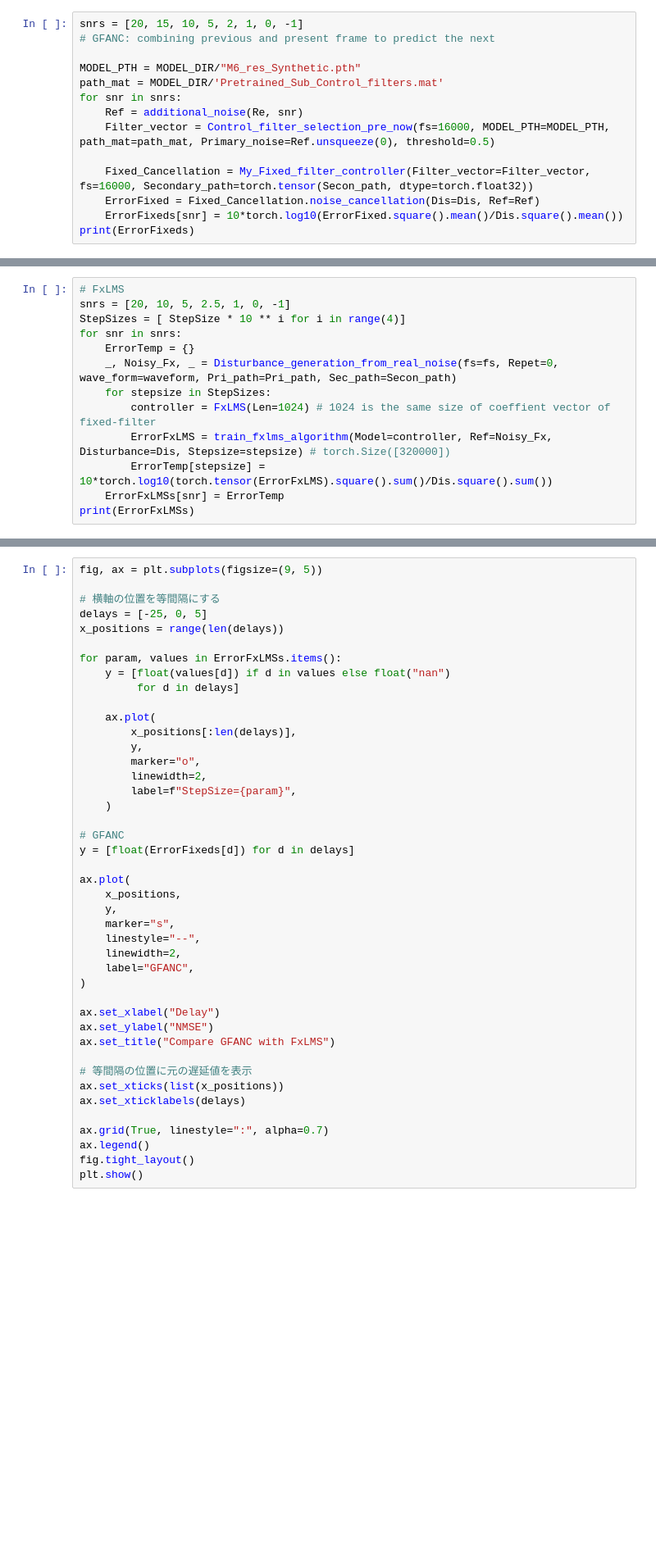
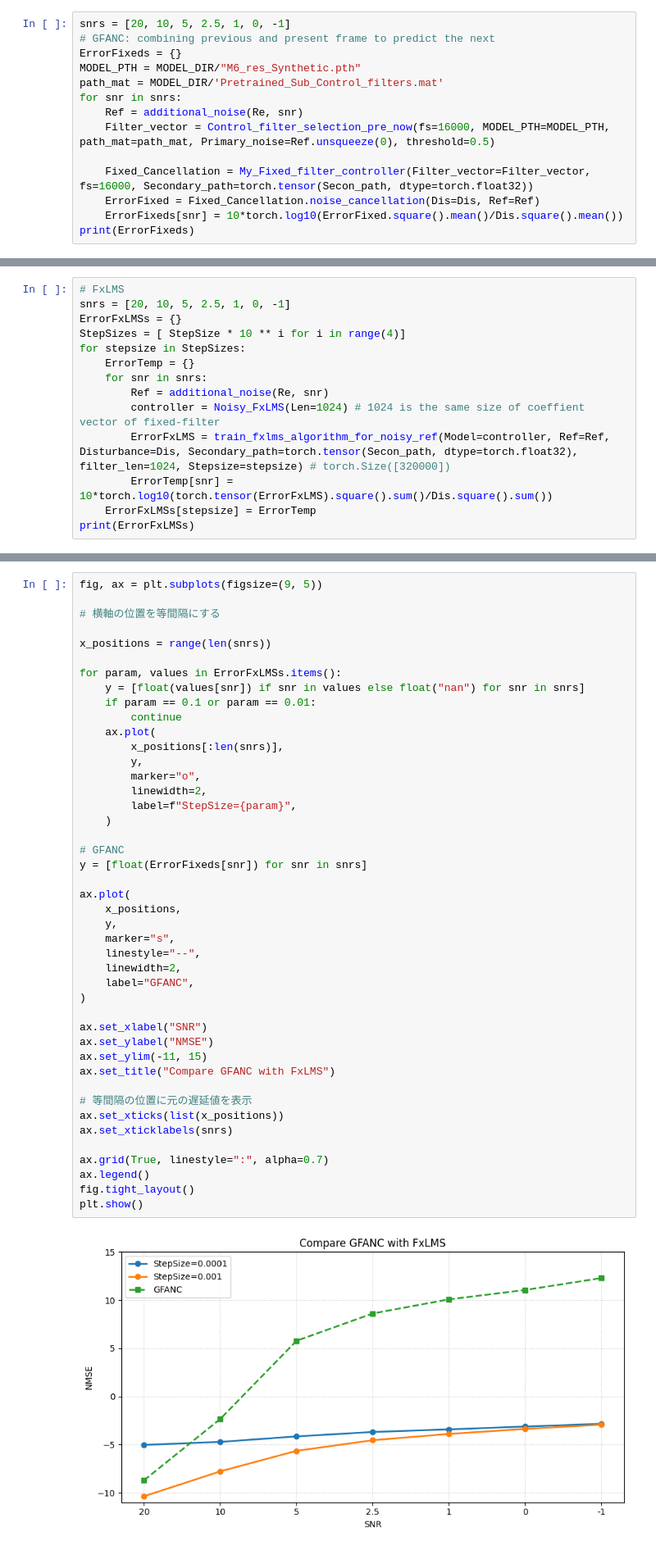
Before and after one commit to koba1in/GFANC-custom, a Jupyter notebook: Hard_Label/3.Noise_Cancellation_Code/Noise_Cancellation_coherence.ipynb, the cells around one changed output, grey strips where cells are left out. Shown at 82% size. Cells and saved outputs as stored; diff of their text form; blank space fills up the shorter version.

```diff
--- a/Hard_Label/3.Noise_Cancellation_Code/Noise_Cancellation_coherence.ipynb
+++ b/Hard_Label/3.Noise_Cancellation_Code/Noise_Cancellation_coherence.ipynb
@@ -63,7 +59,7 @@ ErrorFxLMSs = {}
 # %%
-snrs = [20, 15, 10, 5, 2, 1, 0, -1]
+snrs = [20, 10, 5, 2.5, 1, 0, -1]
 # GFANC: combining previous and present frame to predict the next
-
+ErrorFixeds = {}
 MODEL_PTH = MODEL_DIR/"M6_res_Synthetic.pth"
 path_mat = MODEL_DIR/'Pretrained_Sub_Control_filters.mat'
 for snr in snrs:
@@ -95,15 +91,16 @@ The primary nosie has 10 seconds !!!
 # %%
 # FxLMS
 snrs = [20, 10, 5, 2.5, 1, 0, -1]
+ErrorFxLMSs = {}
 StepSizes = [ StepSize * 10 ** i for i in range(4)]
-for snr in snrs:
+for stepsize in StepSizes:
     ErrorTemp = {}
-    _, Noisy_Fx, _ = Disturbance_generation_from_real_noise(fs=fs, Repet=0, wave_form=waveform, Pri_path=Pri_path, Sec_path=Secon_path)
-    for stepsize in StepSizes:
-        controller = FxLMS(Len=1024) # 1024 is the same size of coeffient vector of fixed-filter
-        ErrorFxLMS = train_fxlms_algorithm(Model=controller, Ref=Noisy_Fx, Disturbance=Dis, Stepsize=stepsize) # torch.Size([320000])
-        ErrorTemp[stepsize] = 10*torch.log10(torch.tensor(ErrorFxLMS).square().sum()/Dis.square().sum())
-    ErrorFxLMSs[snr] = ErrorTemp
+    for snr in snrs:
+        Ref = additional_noise(Re, snr)
+        controller = Noisy_FxLMS(Len=1024) # 1024 is the same size of coeffient vector of fixed-filter
+        ErrorFxLMS = train_fxlms_algorithm_for_noisy_ref(Model=controller, Ref=Ref, Disturbance=Dis, Secondary_path=torch.tensor(Secon_path, dtype=torch.float32), filter_len=1024, Stepsize=stepsize) # torch.Size([320000])
+        ErrorTemp[snr] = 10*torch.log10(torch.tensor(ErrorFxLMS).square().sum()/Dis.square().sum())
+    ErrorFxLMSs[stepsize] = ErrorTemp
 print(ErrorFxLMSs)
 # %% [output]
 [========================================================================] 100%
@@ -129,42 +179,45 @@ tensor(-5.1006)
 fig, ax = plt.subplots(figsize=(9, 5))
 
 # 横軸の位置を等間隔にする
-delays = [-25, 0, 5]
-x_positions = range(len(delays))
+
+x_positions = range(len(snrs))
 
 for param, values in ErrorFxLMSs.items():
-    y = [float(values[d]) if d in values else float("nan")
-         for d in delays]
-
+    y = [float(values[snr]) if snr in values else float("nan") for snr in snrs]
+    if param == 0.1 or param == 0.01:
+        continue
     ax.plot(
-        x_positions[:len(delays)],
+        x_positions[:len(snrs)],
         y,
         marker="o",
         linewidth=2,
         label=f"StepSize={param}",
     )
 
 # GFANC
-y = [float(ErrorFixeds[d]) for d in delays]
+y = [float(ErrorFixeds[snr]) for snr in snrs]
 
 ax.plot(
     x_positions,
     y,
     marker="s",
     linestyle="--",
     linewidth=2,
     label="GFANC",
 )
 
-ax.set_xlabel("Delay")
+ax.set_xlabel("SNR")
 ax.set_ylabel("NMSE")
+ax.set_ylim(-11, 15)
 ax.set_title("Compare GFANC with FxLMS")
 
 # 等間隔の位置に元の遅延値を表示
 ax.set_xticks(list(x_positions))
-ax.set_xticklabels(delays)
+ax.set_xticklabels(snrs)
 
 ax.grid(True, linestyle=":", alpha=0.7)
 ax.legend()
 fig.tight_layout()
 plt.show()
+# %% [output]
+[figure, added]
```
Also changed, not shown: parts of 7 cells of this notebook, 3 other files.
